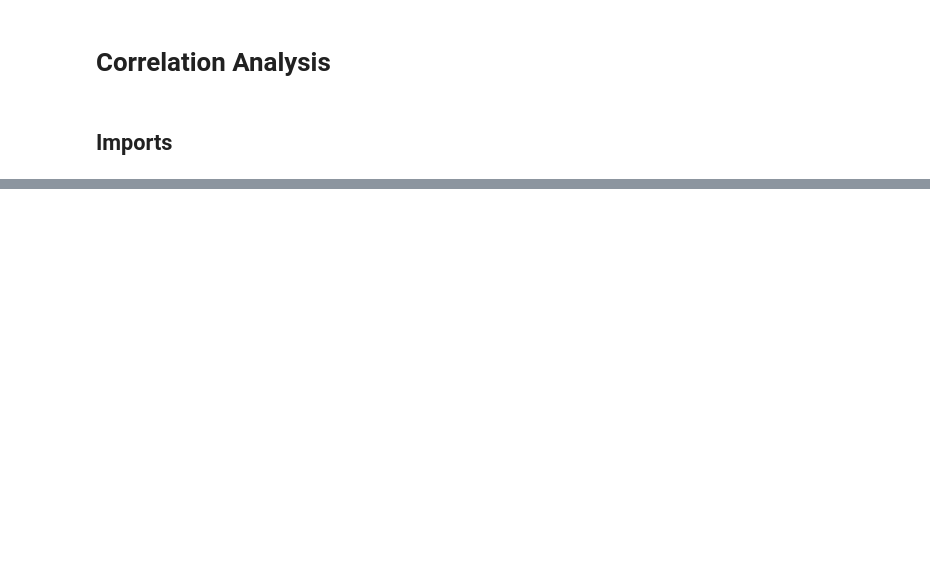
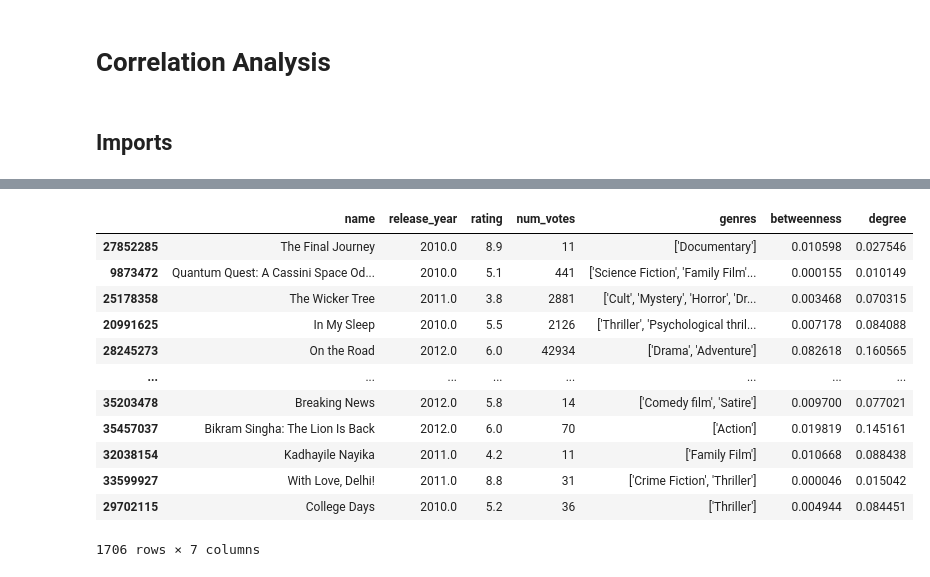
Before and after one commit to epfl-ada/ada-2023-project-adaroundtheworld2023, a Jupyter notebook: notebooks/correlation_analysis.ipynb, the cells around one changed output, grey strips where cells are left out. Drawn from its saved outputs; the diff is of its cells as text; code cells hidden in the pictures; blank space fills up the shorter version.

```diff
--- a/notebooks/correlation_analysis.ipynb
+++ b/notebooks/correlation_analysis.ipynb
@@ -103,0 +121,17 @@ plt.show()
+# %%
+df_fig = df_all[df_all.release_year >= 2010]
+df_fig
+# %% [output]
+|  | name | release_year | rating | num_votes | genres | betweenness | degree |
+| 27852285 | The Final Journey | 2010.0 | 8.9 | 11 | ['Documentary'] | 0.010598 | 0.027546 |
+| 9873472 | Quantum Quest: A Cassini Space Od... | 2010.0 | 5.1 | 441 | ['Science Fiction', 'Family Film'... | 0.000155 | 0.010149 |
+| 25178358 | The Wicker Tree | 2011.0 | 3.8 | 2881 | ['Cult', 'Mystery', 'Horror', 'Dr... | 0.003468 | 0.070315 |
+| 20991625 | In My Sleep | 2010.0 | 5.5 | 2126 | ['Thriller', 'Psychological thril... | 0.007178 | 0.084088 |
+| 28245273 | On the Road | 2012.0 | 6.0 | 42934 | ['Drama', 'Adventure'] | 0.082618 | 0.160565 |
+| ... | ... | ... | ... | ... | ... | ... | ... |
+| 35203478 | Breaking News | 2012.0 | 5.8 | 14 | ['Comedy film', 'Satire'] | 0.009700 | 0.077021 |
+| 35457037 | Bikram Singha: The Lion Is Back | 2012.0 | 6.0 | 70 | ['Action'] | 0.019819 | 0.145161 |
+| 32038154 | Kadhayile Nayika | 2011.0 | 4.2 | 11 | ['Family Film'] | 0.010668 | 0.088438 |
+| 33599927 | With Love, Delhi! | 2011.0 | 8.8 | 31 | ['Crime Fiction', 'Thriller'] | 0.000046 | 0.015042 |
+| 29702115 | College Days | 2010.0 | 5.2 | 36 | ['Thriller'] | 0.004944 | 0.084451 |
+1706 rows × 7 columns
```
Also changed, not shown: parts of 13 cells of this notebook.
